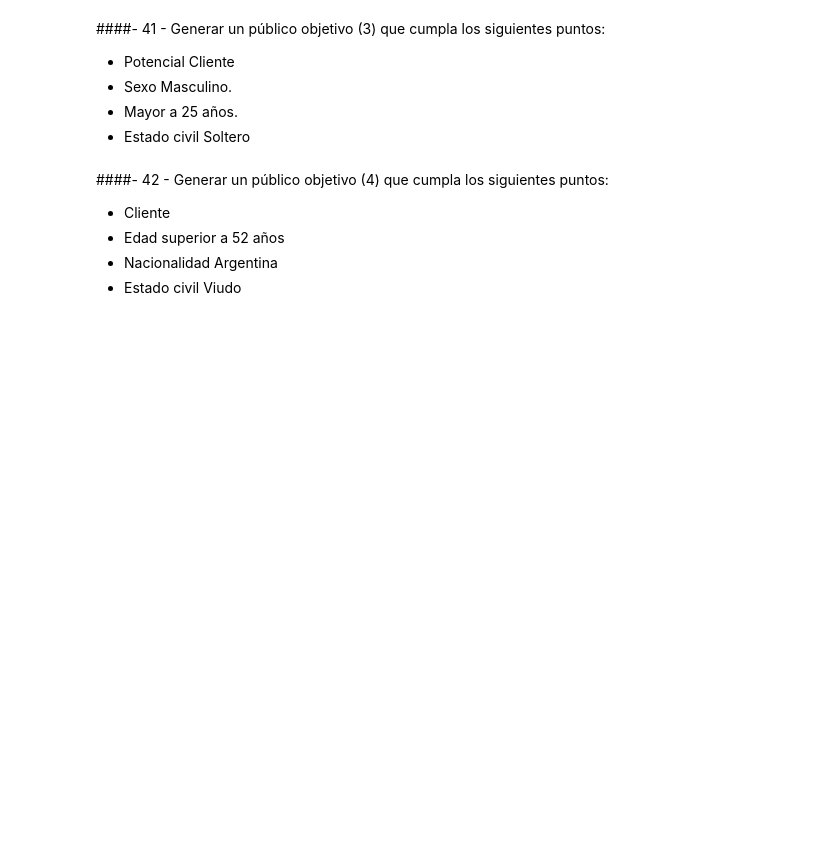
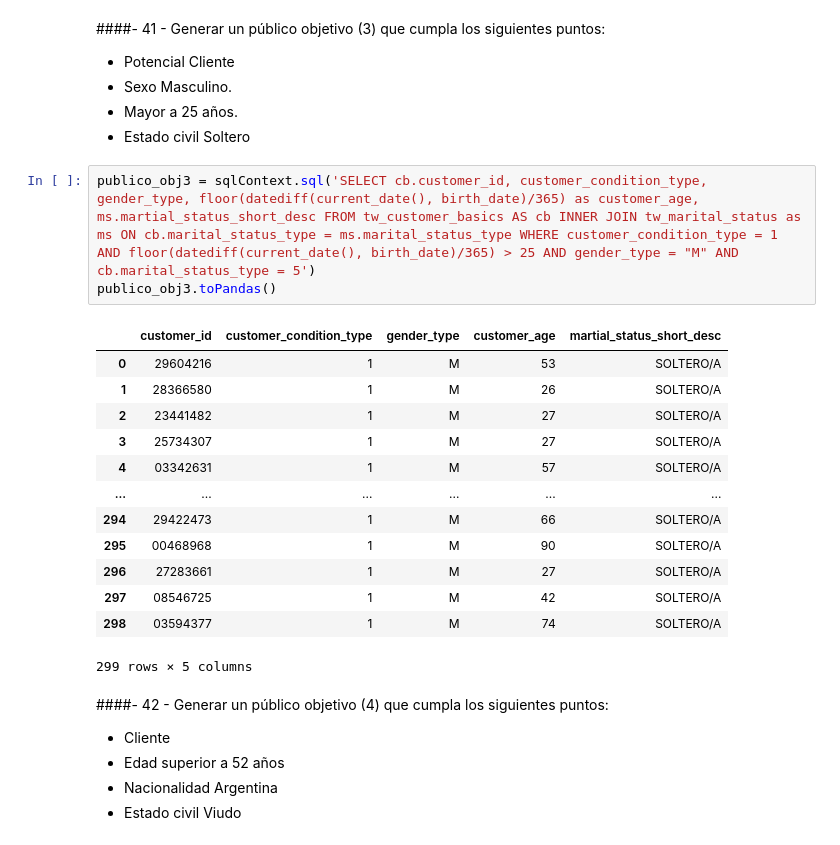
Before and after one commit to iGhostlp/Albus, a Jupyter notebook: Proyecto_BBVA.ipynb, the cells around one changed output. Saved outputs shown, nothing was run; the diff lists cells and outputs as text; blank space fills up the shorter version.

```diff
--- a/Proyecto_BBVA.ipynb
+++ b/Proyecto_BBVA.ipynb
@@ -740,6 +258,23 @@ df_sql_39 = sqlContext('SELECT * FROM ')
 * Sexo Masculino.
 * Mayor a 25 años.
 * Estado civil Soltero
+# %%
+publico_obj3 = sqlContext.sql('SELECT cb.customer_id, customer_condition_type, gender_type, floor(datediff(current_date(), birth_date)/365) as customer_age, ms.martial_status_short_desc FROM tw_customer_basics AS cb INNER JOIN tw_marital_status as ms ON cb.marital_status_type = ms.marital_status_type WHERE customer_condition_type = 1 AND floor(datediff(current_date(), birth_date)/365) > 25 AND gender_type = "M" AND cb.marital_status_type = 5')
+publico_obj3.toPandas()
+# %% [output]
+|  | customer_id | customer_condition_type | gender_type | customer_age | martial_status_short_desc |
+| 0 | 29604216 | 1 | M | 53 | SOLTERO/A |
+| 1 | 28366580 | 1 | M | 26 | SOLTERO/A |
+| 2 | 23441482 | 1 | M | 27 | SOLTERO/A |
+| 3 | 25734307 | 1 | M | 27 | SOLTERO/A |
+| 4 | 03342631 | 1 | M | 57 | SOLTERO/A |
+| ... | ... | ... | ... | ... | ... |
+| 294 | 29422473 | 1 | M | 66 | SOLTERO/A |
+| 295 | 00468968 | 1 | M | 90 | SOLTERO/A |
+| 296 | 27283661 | 1 | M | 27 | SOLTERO/A |
+| 297 | 08546725 | 1 | M | 42 | SOLTERO/A |
+| 298 | 03594377 | 1 | M | 74 | SOLTERO/A |
+299 rows × 5 columns
 # %% [markdown]
 ####- 42 - Generar un público objetivo (4) que cumpla los siguientes puntos:
 * Cliente
```
Also changed, not shown: parts of 100 cells of this notebook.
